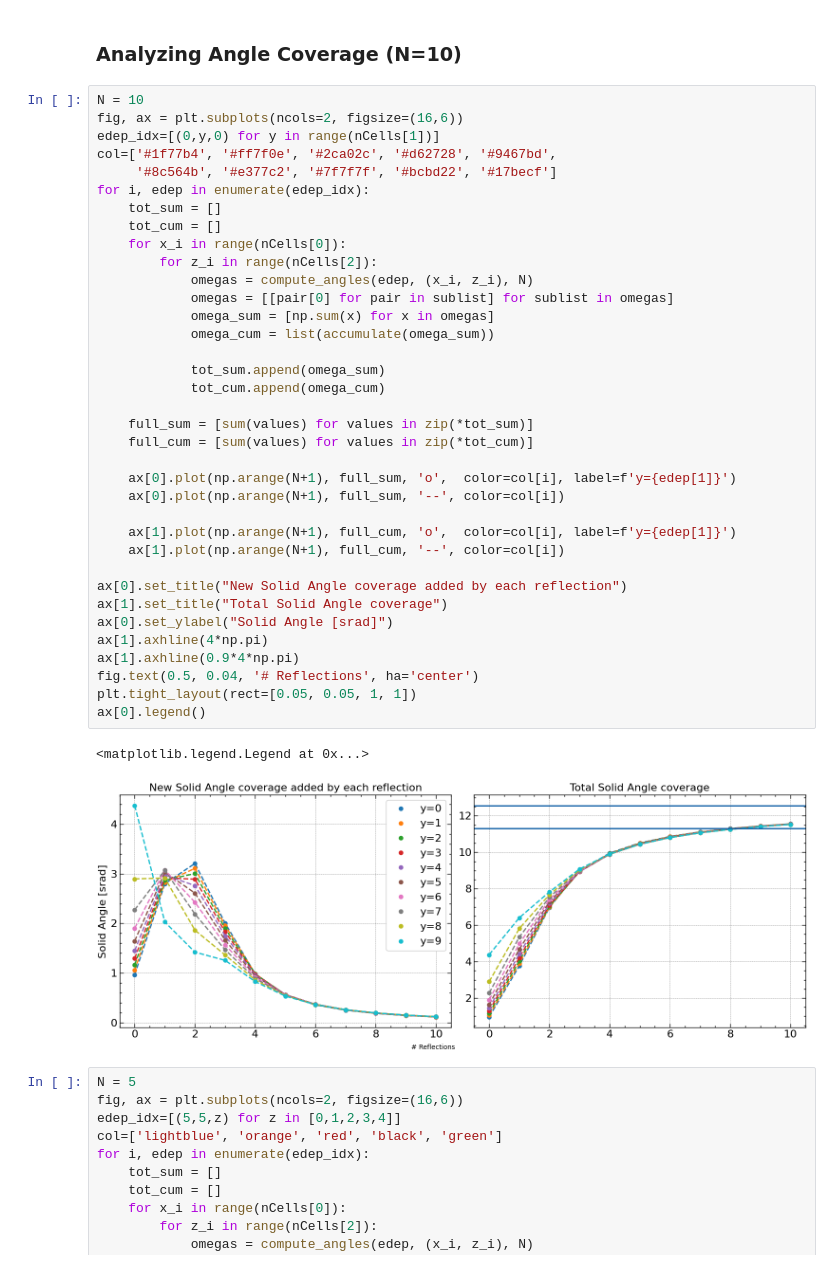
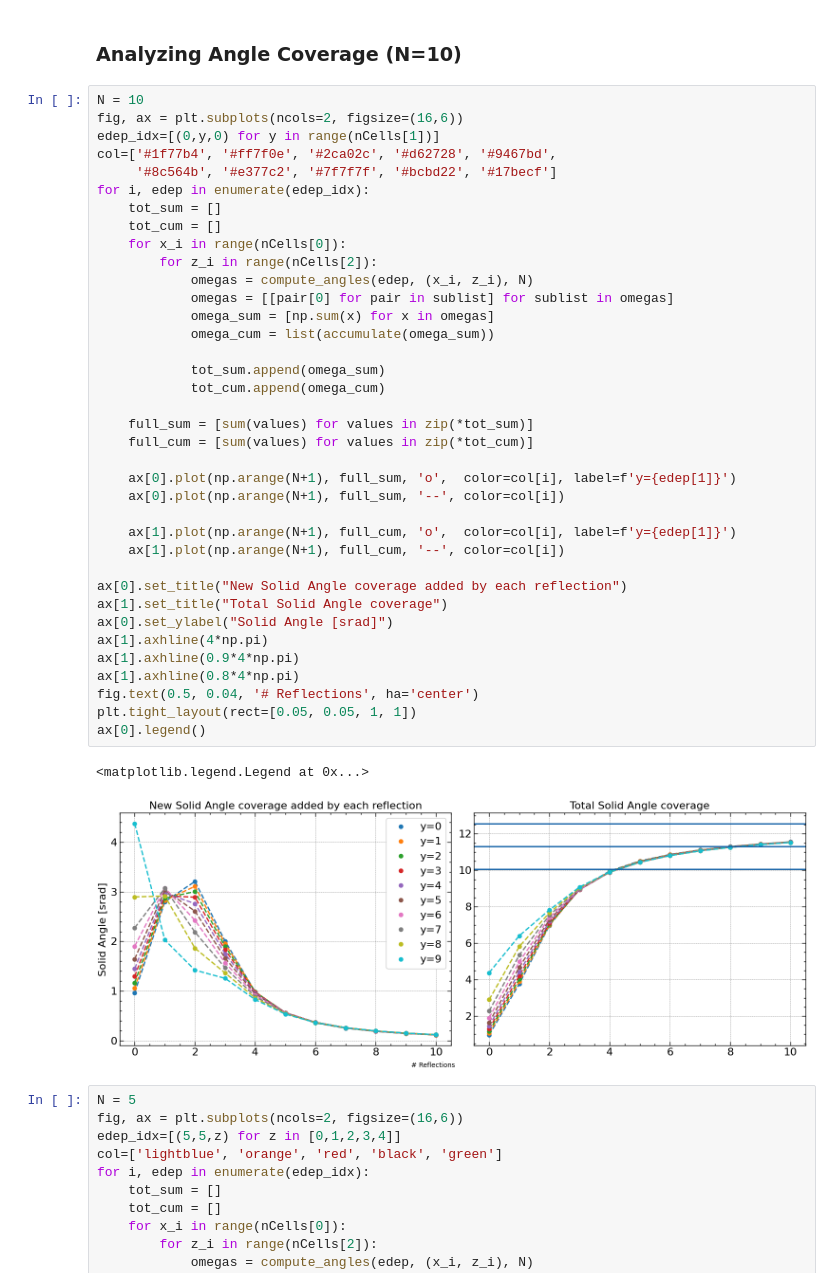
Before and after one commit to Rickard75/SNN-Cal, a Jupyter notebook: GenerateDataset/Reflections.ipynb, the cells around one changed output. Drawn from its saved outputs; the diff is of its cells as text.

```diff
--- a/GenerateDataset/Reflections.ipynb
+++ b/GenerateDataset/Reflections.ipynb
@@ -690,34 +689,35 @@ for i, edep in enumerate(edep_idx):
     tot_cum = []
     for x_i in range(nCells[0]):
         for z_i in range(nCells[2]):
             omegas = compute_angles(edep, (x_i, z_i), N)
             omegas = [[pair[0] for pair in sublist] for sublist in omegas]
             omega_sum = [np.sum(x) for x in omegas]
             omega_cum = list(accumulate(omega_sum))
 
             tot_sum.append(omega_sum)
             tot_cum.append(omega_cum)
 
     full_sum = [sum(values) for values in zip(*tot_sum)]
     full_cum = [sum(values) for values in zip(*tot_cum)]
 
     ax[0].plot(np.arange(N+1), full_sum, 'o',  color=col[i], label=f'y={edep[1]}')
     ax[0].plot(np.arange(N+1), full_sum, '--', color=col[i])
 
     ax[1].plot(np.arange(N+1), full_cum, 'o',  color=col[i], label=f'y={edep[1]}')
     ax[1].plot(np.arange(N+1), full_cum, '--', color=col[i])
 
 ax[0].set_title("New Solid Angle coverage added by each reflection")
 ax[1].set_title("Total Solid Angle coverage")
 ax[0].set_ylabel("Solid Angle [srad]")
 ax[1].axhline(4*np.pi)
 ax[1].axhline(0.9*4*np.pi)
+ax[1].axhline(0.8*4*np.pi)
 fig.text(0.5, 0.04, '# Reflections', ha='center')
 plt.tight_layout(rect=[0.05, 0.05, 1, 1])
 ax[0].legend()
 # %% [output]
 <matplotlib.legend.Legend at 0x...>
-[figure, old version]
+[figure, new version]
 # %%
 N = 5
 fig, ax = plt.subplots(ncols=2, figsize=(16,6))
```
Also changed, not shown: parts of 7 cells of this notebook, 5 other files.
